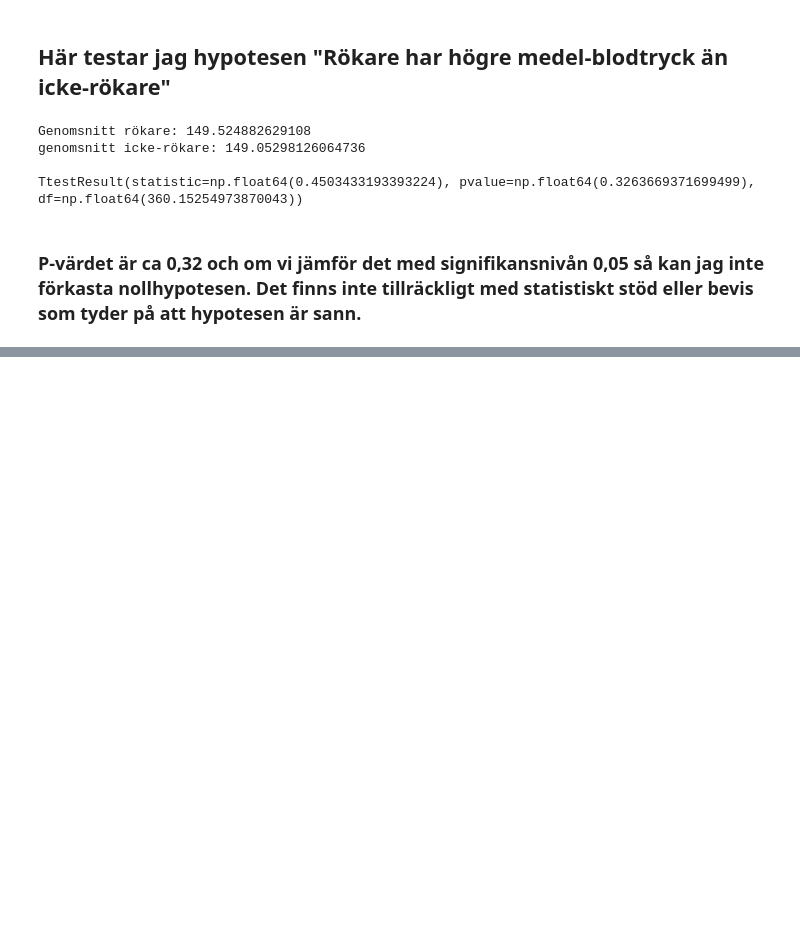
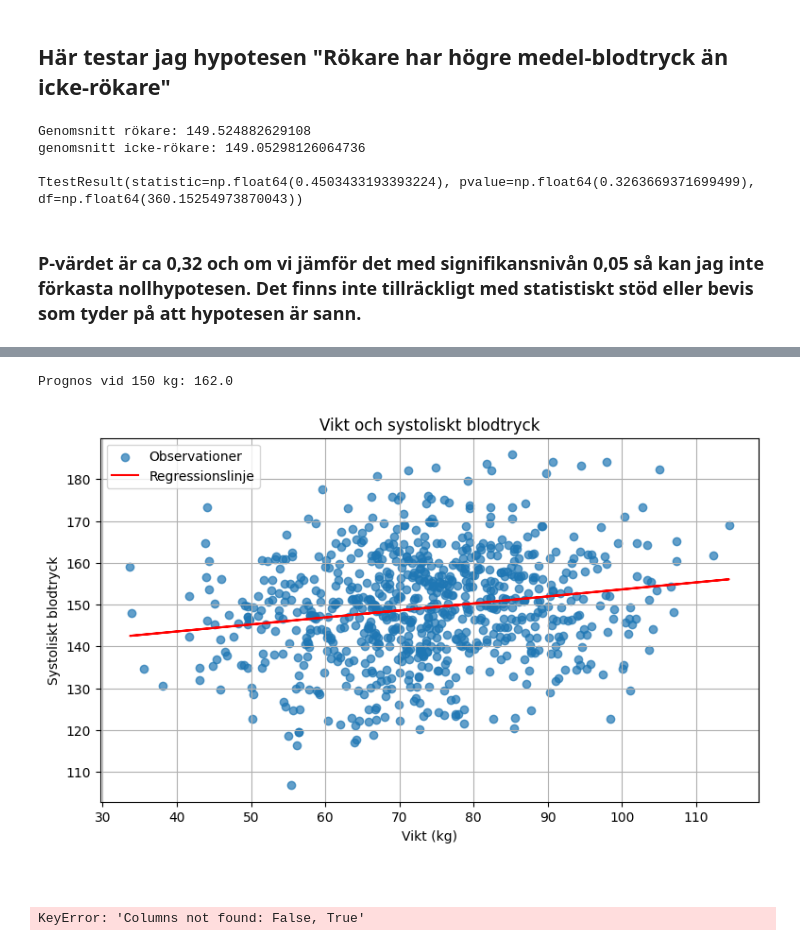
Before and after one commit to AntonAhnstedt/Healthstudy, a Jupyter notebook: Healthstudy.ipynb, the cells around one changed output, grey strips where cells are left out. Drawn from its saved outputs; the diff is of its cells as text; code cells hidden in the pictures; blank space fills up the shorter version.

```diff
--- a/Healthstudy.ipynb
+++ b/Healthstudy.ipynb
@@ -150,3 +150,41 @@ TtestResult(statistic=np.float64(0.4503433193393224), pvalue=np.float64(0.326366
 # %%
 x_2d = df[["weight"]].values
 y_1d = df["systolic_bp"].values
+
+linreg = LinearRegression()
+linreg.fit(x_2d, y_1d)
+intercept = float(linreg.intercept_)
+slope = float(linreg.coef_[0])
+r2 = float(linreg.score(x_2d, y_1d))
+predict = float(linreg.predict(np.array([[150.0]]))[0])
+
+print(f"Prognos vid 150 kg: {predict:.1f}")
+
+pred_line= linreg.predict(x_2d)
+
+fig, ax = plt.subplots(figsize=(9, 5))
+
+ax.scatter(x_2d, y_1d, alpha=0.7, label="Observationer")
+ax.plot(x_2d, pred_line, color="red", label="Regressionslinje")
+
+ax.set_title("Vikt och systoliskt blodtryck")
+ax.set_xlabel("Vikt (kg)")
+ax.set_ylabel("Systoliskt blodtryck")
+ax.legend()
+ax.grid(True)
+plt.show()
+# %% [output]
+Prognos vid 150 kg: 162.0
+[figure, added]
+# %% [markdown]
+##
+# %%
+disease_m = df.groupby(df["disease"] ==)[df["sex"] == "M"]
+disease_f = df.groupby("disease")[df["sex"] == "F"]
+
+# fig, ax = plt.subplots(figsize=(9,5))
+disease_m.head()
+
+# ax.bar(disease_m.index, height=disease_m.values, label="Andel män med sjukdomen")
+# %% [output]
+KeyError: 'Columns not found: False, True'
```
Also changed, not shown: parts of 1 cell of this notebook.
